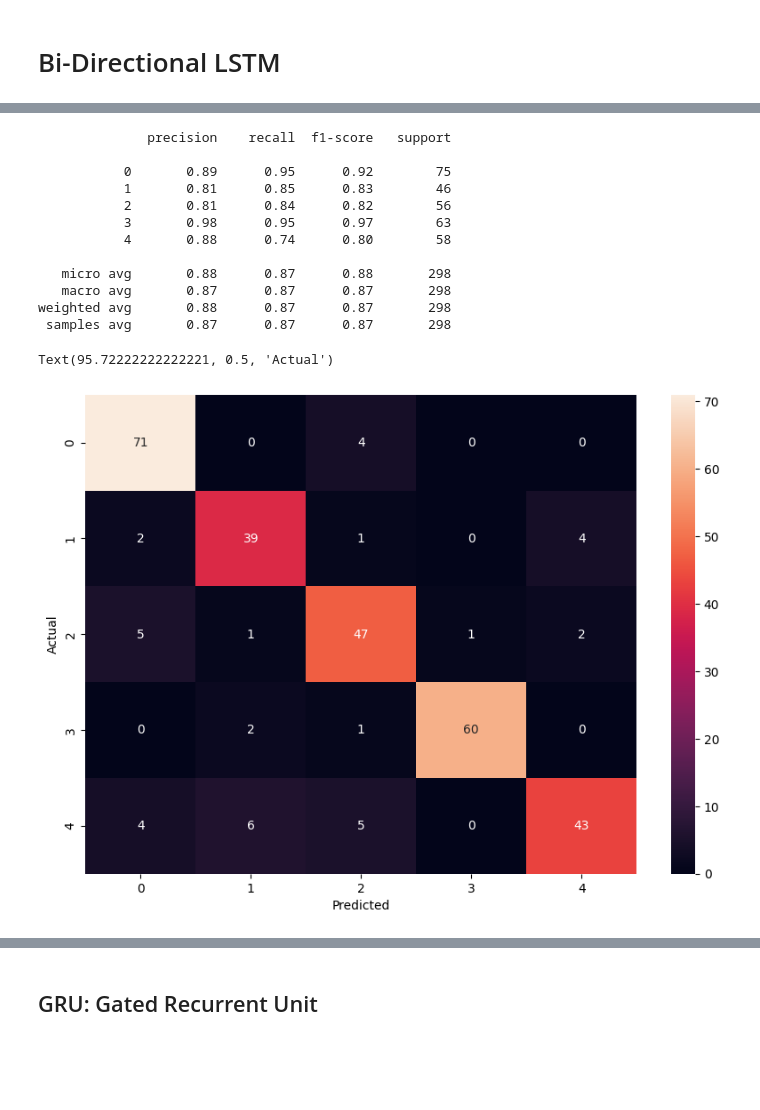
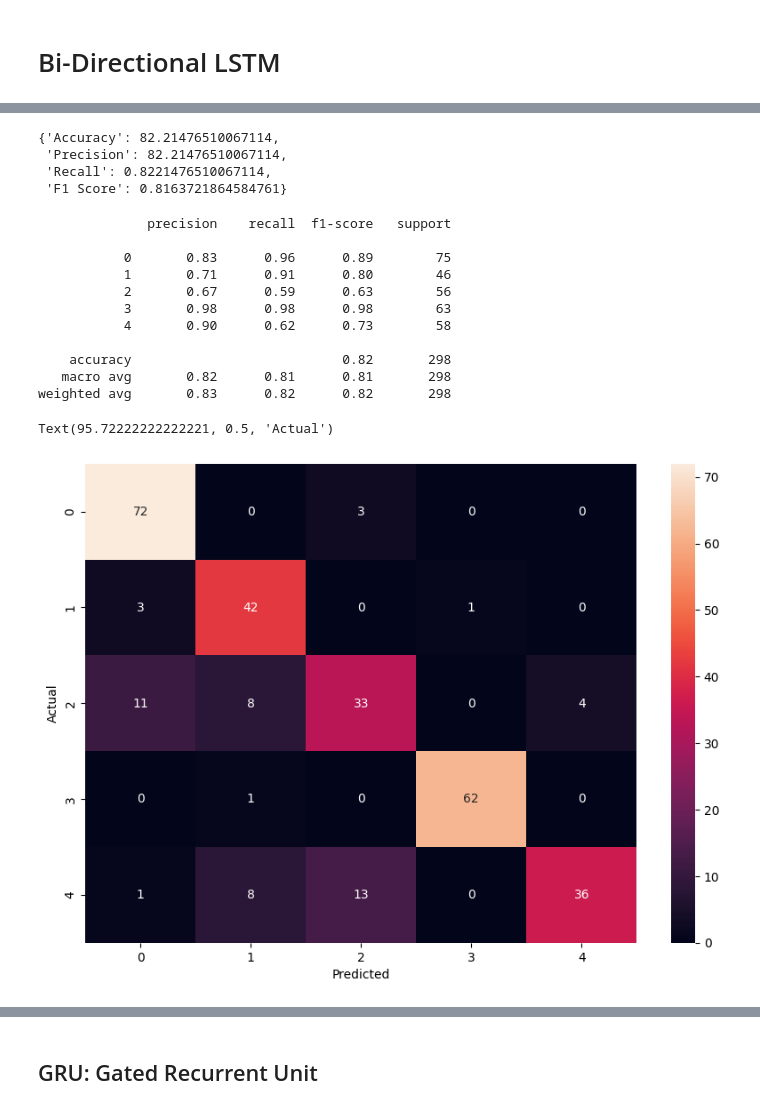
Before and after one commit to harmangahir/news_article_sorting_nlp, a Jupyter notebook: news_article_sorting.ipynb, the cells around one changed output, grey strips where cells are left out. Drawn from its saved outputs; the diff is of its cells as text; code cells hidden in the pictures; blank space fills up the shorter version.

```diff
--- a/news_article_sorting.ipynb
+++ b/news_article_sorting.ipynb
@@ -790,5 +825,5 @@ with open("Labels/label_encoder.pk", "rb") as f:
 ## LSTM Model
 # %%
 n_lstm = 128
-drop_lstm = 0.2
+drop_lstm = 0.5
 # %%
@@ -991,7 +985,7 @@ detect_catagory_dl(model_LSTM_ohe, article4)
 # Bi-Directional LSTM
 # %%
 model_Bi_LSTM = Sequential()
-model_Bi_LSTM.add(Embedding(VOCABULARY_SIZE, EMBEDDING_DIMENSION, input_length=pad_sequence_X.shape[1]))
+model_Bi_LSTM.add(Embedding(VOCABULARY_SIZE, EMBEDDING_DIMENSION, input_length=X_train.shape[1]))
 model_Bi_LSTM.add(SpatialDropout1D(0.3))
 model_Bi_LSTM.add(Bidirectional(LSTM(EMBEDDING_DIMENSION, dropout=drop_lstm)))
 model_Bi_LSTM.add(Dense(EMBEDDING_DIMENSION, activation='relu'))
@@ -1027,5 +1021,5 @@ _________________________________________________________________
 None
 You must install pydot (`pip install pydot`) and install graphviz (see instructions at https://graphviz.gitlab.io/download/) for plot_model to work.
 # %%
-history = model_Bi_LSTM.fit(X_train, Y_train, validation_data=(X_test, Y_test),epochs=10, batch_size=16,validation_split=0.1,callbacks=[es])
+history_Bi_LSTM = model_Bi_LSTM.fit(X_train, Y_train_one_hot, validation_data=(X_test, Y_test_one_hot),epochs=7, batch_size=64,validation_split=0.1,callbacks=[es])
 # %% [output]
@@ -1099,0 +1075,3 @@ model_Bi_LSTM_accuracy  = accuracy_score(Y_test, Y_predicted_Bi_LSTM)
+# %%
+model_Bi_LSTM_predict_probabilities = model_Bi_LSTM.predict(X_test)
+model_Bi_LSTM_predict_probabilities[:2]
@@ -1100,24 +1103,31 @@ model_Bi_LSTM_accuracy  = accuracy_score(Y_test, Y_predicted_Bi_LSTM)
+# %%
+model_Bi_LSTM_results = model_evaluation(Y_test_labels_encoded,model_Bi_LSTM_predict_probabilities_labels)
+model_Bi_LSTM_results
+# %% [output]
+{'Accuracy': 82.21476510067114,
+ 'Precision': 82.21476510067114,
+ 'Recall': 0.8221476510067114,
+ 'F1 Score': 0.8163721864584761}
 # %%
-print(classification_report(Y_test, Y_predicted_Bi_LSTM))
+print(classification_report(Y_test_labels_encoded,model_Bi_LSTM_predict_probabilities_labels))
 # %% [output]
               precision    recall  f1-score   support
 
-           0       0.89      0.95      0.92        75
-           1       0.81      0.85      0.83        46
-           2       0.81      0.84      0.82        56
-           3       0.98      0.95      0.97        63
-           4       0.88      0.74      0.80        58
+           0       0.83      0.96      0.89        75
+           1       0.71      0.91      0.80        46
+           2       0.67      0.59      0.63        56
+           3       0.98      0.98      0.98        63
+           4       0.90      0.62      0.73        58
 
-   micro avg       0.88      0.87      0.88       298
-   macro avg       0.87      0.87      0.87       298
-weighted avg       0.88      0.87      0.87       298
- samples avg       0.87      0.87      0.87       298
+    accuracy                           0.82       298
+   macro avg       0.82      0.81      0.81       298
+weighted avg       0.83      0.82      0.82       298
 # %%
-cm_Bi_LSTM = confusion_matrix(Y_test.argmax(axis=1), Y_predicted_Bi_LSTM.argmax(axis=1))
+cm_Bi_LSTM = confusion_matrix(Y_test_labels_encoded, model_Bi_LSTM_predict_probabilities.argmax(axis=1))
 plt.figure(figsize=(10,7))
 sns.heatmap(cm_Bi_LSTM, annot=True)
 plt.xlabel('Predicted')
 plt.ylabel('Actual')
 # %% [output]
 Text(95.72222222222221, 0.5, 'Actual')
-[figure, old version]
+[figure, new version]
```
Also changed, not shown: parts of 94 cells of this notebook.
